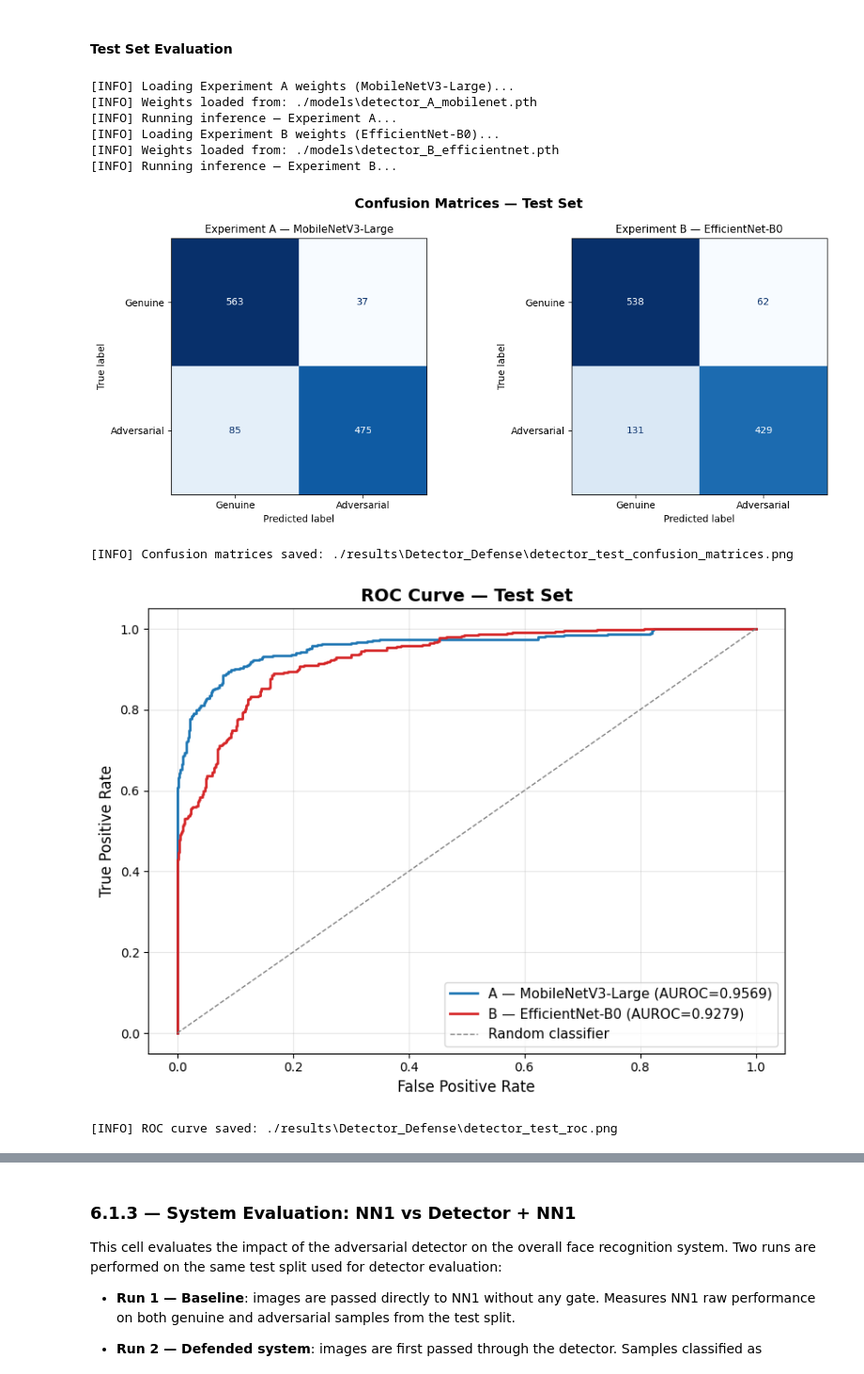
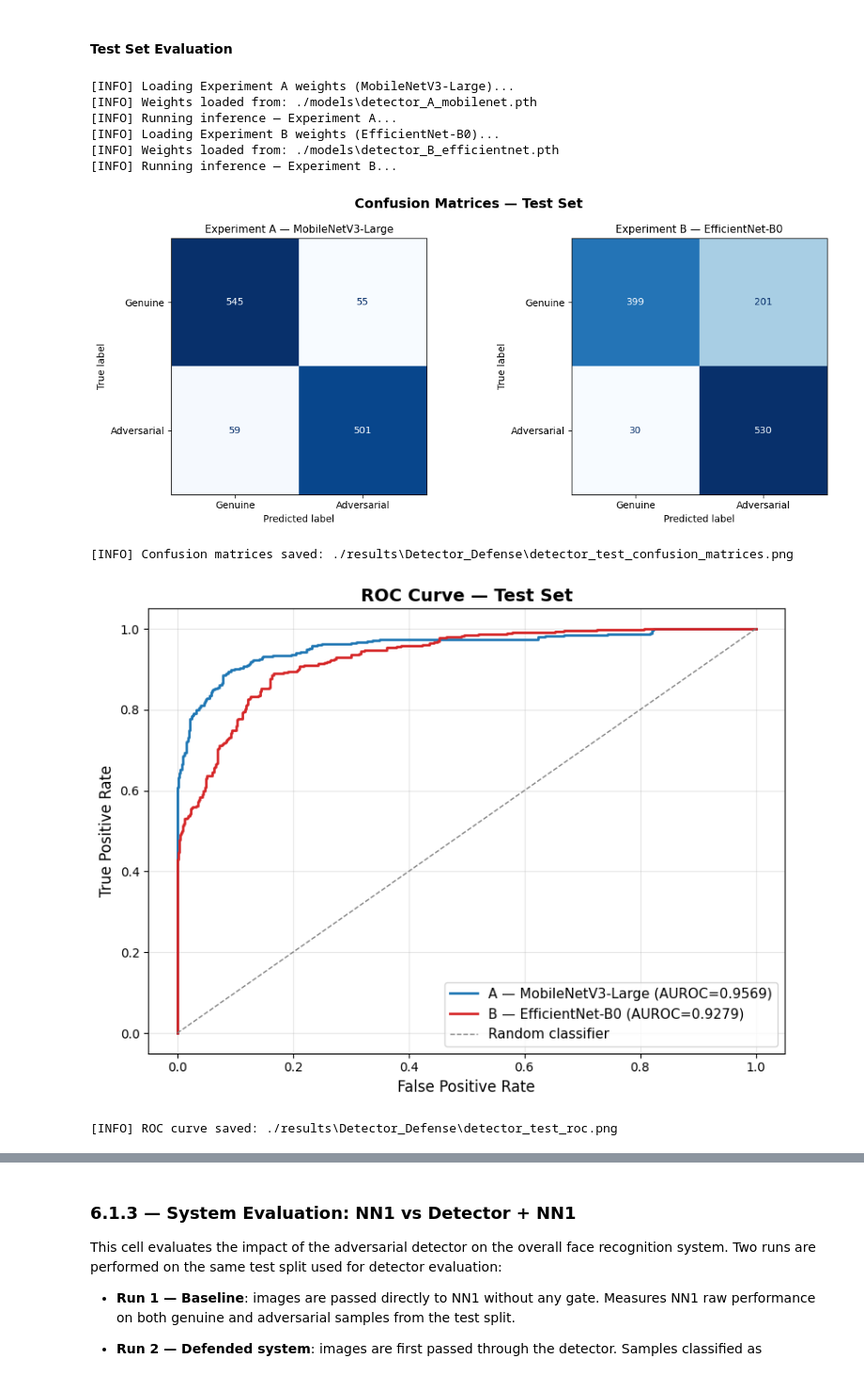
Before and after one commit to ChristianRosa02/AI4Cybersecurity, a Jupyter notebook: ProjectWork_G15_CW_DF.ipynb, the cells around one changed output, grey strips where cells are left out. Shown at 94% size. Saved outputs shown, nothing was run; the diff lists cells and outputs as text; code cells hidden in the pictures.

Commit message:
Detector preprocessing problem solved

```diff
--- a/ProjectWork_G15_CW_DF.ipynb
+++ b/ProjectWork_G15_CW_DF.ipynb
@@ -8143,13 +8142,7 @@ if RUN_DETECTOR_TRAINING:
 
 
     val_dataset_with_paths = DetectorDatasetWithPaths(val_files)
-    val_loader_with_paths  = torch.utils.data.DataLoader(
-        val_dataset_with_paths,
-        batch_size=BATCH_SIZE_ADV_DETECTOR,
-        shuffle=False,
-        num_workers=0,
-        pin_memory=True
-    )
+    val_loader_with_paths  = torch.utils.data.DataLoader( val_dataset_with_paths, batch_size=BATCH_SIZE_ADV_DETECTOR, shuffle=False, num_workers=0, pin_memory=True)
 
     # ==============================================================================
     # EXPERIMENT A — MobileNetV3-Large
@@ -8471,7 +8464,7 @@ if RUN_DEFENSE_DETECTOR_TESTING:
         model_a_eval = AdversarialDetector(pretrained=False, device=DEVICE)
         model_a_eval.load_weights(path_a)
         print("[INFO] Running inference — Experiment A...")
-        results_a = evaluate_test(model_a_eval, test_loader_with_paths, DEVICE, THRESHOLD)
+        results_a = evaluate_test(model_a_eval, test_loader_with_paths, DEVICE, DETECTOR_THRESHOLD)
         metrics_a = compute_metrics(results_a)
     else:
         print(f"[SKIP] Experiment A weights not found at {path_a}.")
@@ -8481,7 +8474,7 @@ if RUN_DEFENSE_DETECTOR_TESTING:
         model_b_eval = EfficientNetDetector(pretrained=False, device=DEVICE)
         model_b_eval.load_weights(path_b)
         print("[INFO] Running inference — Experiment B...")
-        results_b = evaluate_test(model_b_eval, test_loader_with_paths, DEVICE, THRESHOLD)
+        results_b = evaluate_test(model_b_eval, test_loader_with_paths, DEVICE, DETECTOR_THRESHOLD)
         metrics_b = compute_metrics(results_b)
     else:
         print(f"[SKIP] Experiment B weights not found at {path_b}.")
@@ -8657,7 +8650,7 @@ if RUN_DEFENSE_DETECTOR_TESTING:
     print("=" * 65)
     print(f"  Test subjects : {len(test_ids)}")
     print(f"  Test images   : {len(test_files)}")
-    print(f"  Threshold     : {THRESHOLD}")
+    print(f"  Threshold     : {DETECTOR_THRESHOLD}")
     print()
 
     for results, metrics, exp_label in [
@@ -8685,34 +8678,34 @@ if RUN_DEFENSE_DETECTOR_TESTING:
         genuine_fp    = sum(
             1 for l, p in zip(results['labels'], results['preds'])
             if l == 0 and p == 1
         )
         fpr = genuine_fp / max(genuine_total, 1) * 100
         print(f"    {'Genuine FPR':<22} : {fpr:.2f}%")
         print(f"\n    Per-attack detection rate:")
         for f in families:
             rate = tp_exp.get(f, 0) / max(total_exp.get(f, 1), 1) * 100
             print(f"      {f:<20} : {rate:.1f}%")
         print()
 
     if metrics_a is not None and metrics_b is not None:
         winner = ('A (MobileNetV3-Large)'
                 if metrics_a['auroc'] >= metrics_b['auroc']
                 else 'B (EfficientNet-B0)')
         print(f"[INFO] Best model by AUROC: Experiment {winner}")
     elif metrics_a is not None:
         print("[INFO] Only Experiment A was evaluated.")
     else:
         print("[INFO] Only Experiment B was evaluated.")
 
     print("=" * 65)
 # %% [output]
 [INFO] Loading Experiment A weights (MobileNetV3-Large)...
 [INFO] Weights loaded from: ./models\detector_A_mobilenet.pth
 [INFO] Running inference — Experiment A...
 [INFO] Loading Experiment B weights (EfficientNet-B0)...
 [INFO] Weights loaded from: ./models\detector_B_efficientnet.pth
 [INFO] Running inference — Experiment B...
-[figure, old version]
+[figure, new version]
 [INFO] Confusion matrices saved: ./results\Detector_Defense\detector_test_confusion_matrices.png
 [figure]
 [INFO] ROC curve saved: ./results\Detector_Defense\detector_test_roc.png
```
Also changed, not shown: parts of 4 cells of this notebook, 6 other files.
